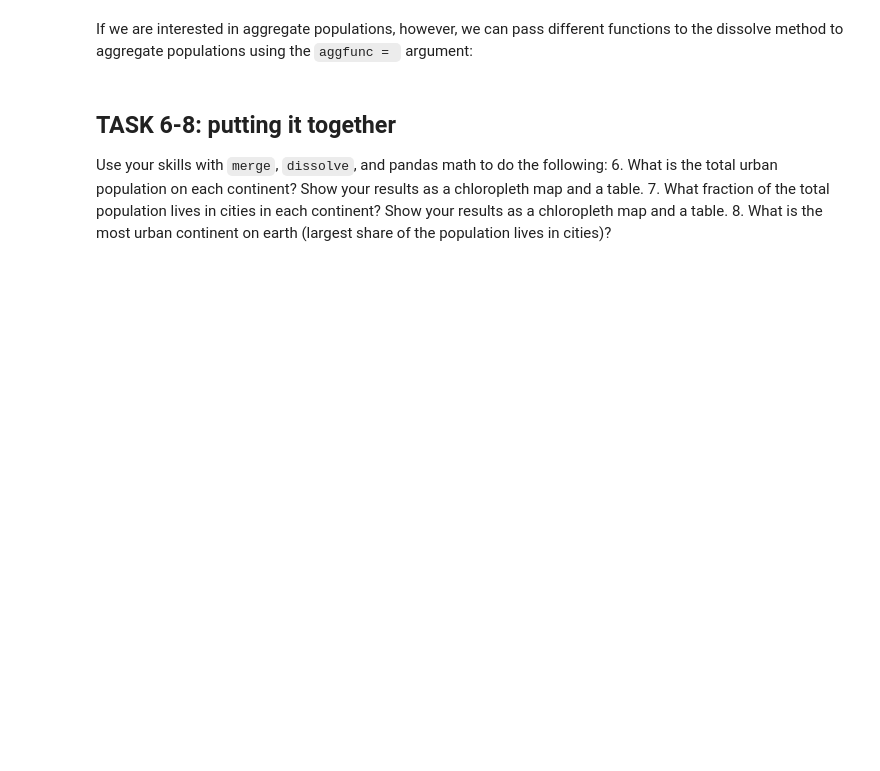
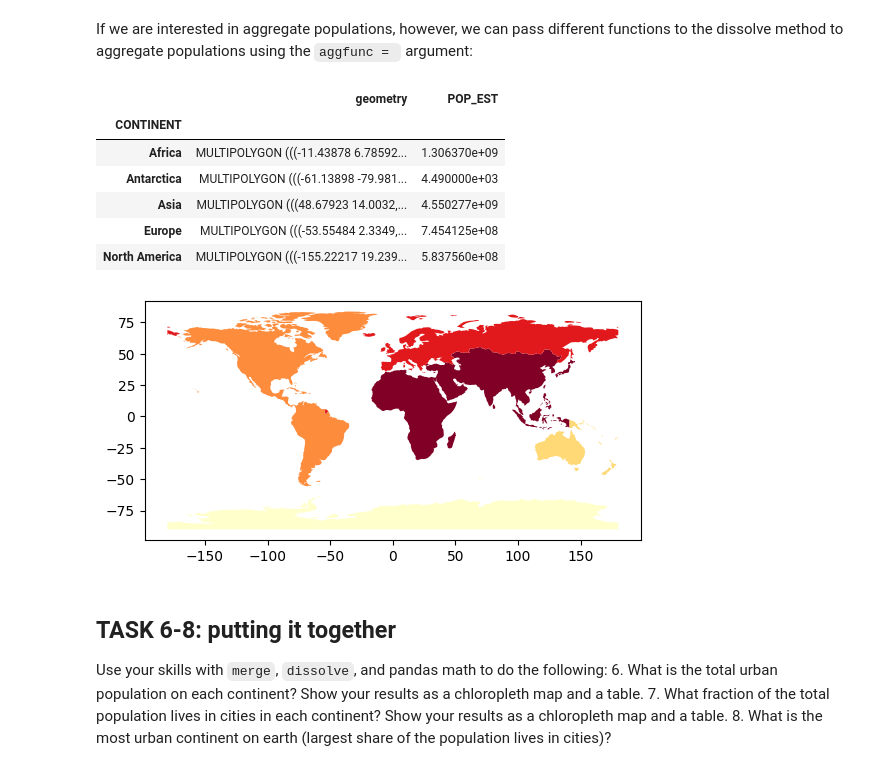
Before and after one commit to jmatrone/EnvDatSci, a Jupyter notebook: CodeSprints/VectorData101.ipynb, the cells around one changed output. Saved outputs shown, nothing was run; the diff lists cells and outputs as text; code cells hidden in the pictures; blank space fills up the shorter version.

```diff
--- a/CodeSprints/VectorData101.ipynb
+++ b/CodeSprints/VectorData101.ipynb
@@ -618,16 +654,31 @@ continents.head()
 If we are interested in aggregate populations, however, we can pass different functions to the dissolve method to aggregate populations using the `aggfunc = ` argument:
 # %%
 # Re-read in the world dataset
-world = gpd.read_file(gpd.datasets.get_path('naturalearth_lowres'))
+world = et.data.get_data(url='https://naturalearth.s3.amazonaws.com/110m_cultural/ne_110m_admin_0_countries.zip')
+world_path = os.path.join("data", "earthpy-downloads",
+                                     "ne_110m_admin_0_countries",
+                                     "ne_110m_admin_0_countries.shp")
+
+#read in a new geopandas data frame called "cities"
+world = gpd.read_file(world_path)
 
 # Select only the attributes we're interested in:
-world = world[['continent', 'geometry', 'pop_est']]
+world = world[['CONTINENT', 'geometry', 'POP_EST']]
 
 # Dissolve into country aggregates, collecting the sum of other attributes
-continents = world.dissolve(by='continent', aggfunc='sum')
+continents = world.dissolve(by='CONTINENT', aggfunc='sum')
 
-continents.plot(column = 'pop_est', scheme='quantiles', cmap='YlOrRd');
+continents.plot(column = 'POP_EST', scheme='quantiles', cmap='YlOrRd');
 continents.head()
+# %% [output]
+|  | geometry | POP_EST |
+| CONTINENT |  |  |
+| Africa | MULTIPOLYGON (((-11.43878 6.78592... | 1.306370e+09 |
+| Antarctica | MULTIPOLYGON (((-61.13898 -79.981... | 4.490000e+03 |
+| Asia | MULTIPOLYGON (((48.67923 14.0032,... | 4.550277e+09 |
+| Europe | MULTIPOLYGON (((-53.55484 2.3349,... | 7.454125e+08 |
+| North America | MULTIPOLYGON (((-155.22217 19.239... | 5.837560e+08 |
+[figure, added]
 # %% [markdown]
 ## TASK 6-8: putting it together
 Use your skills with `merge`, `dissolve`, and pandas math to do the following:
```
Also changed, not shown: parts of 7 cells of this notebook.
